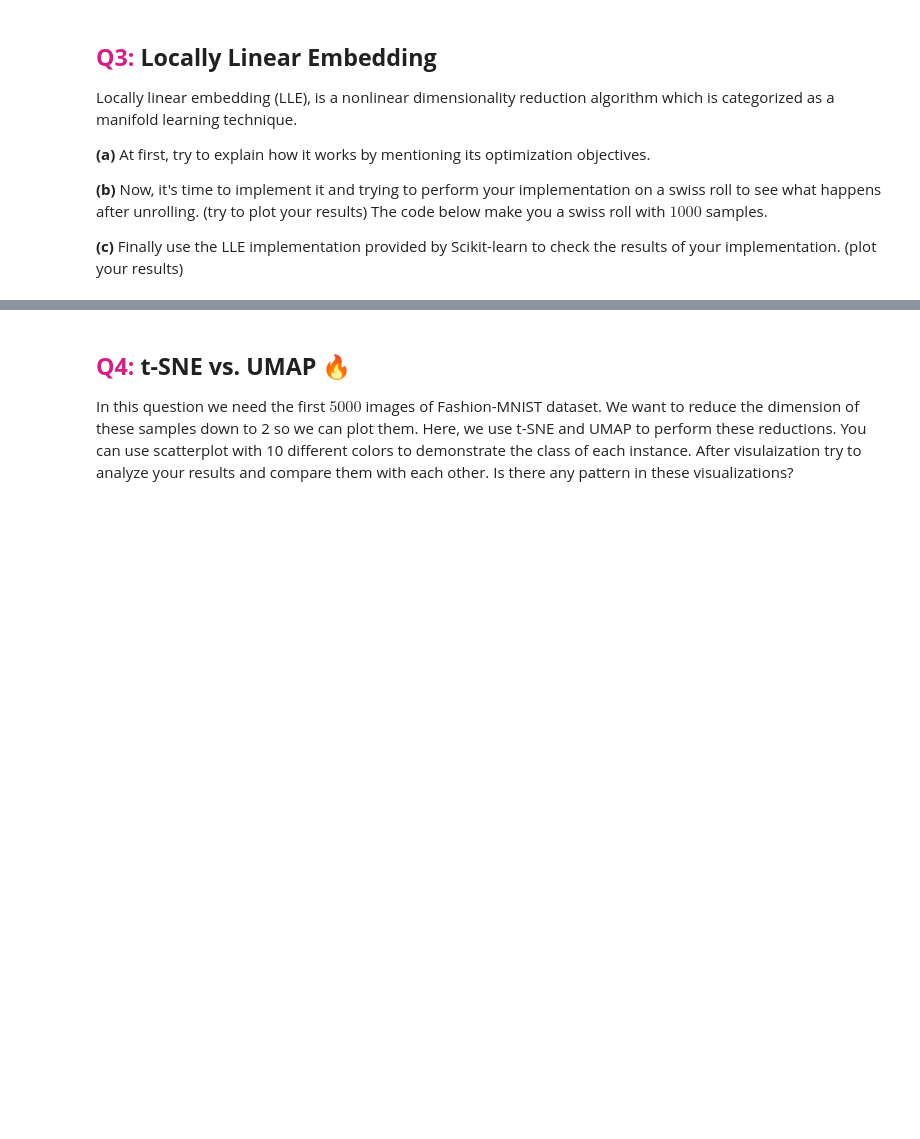
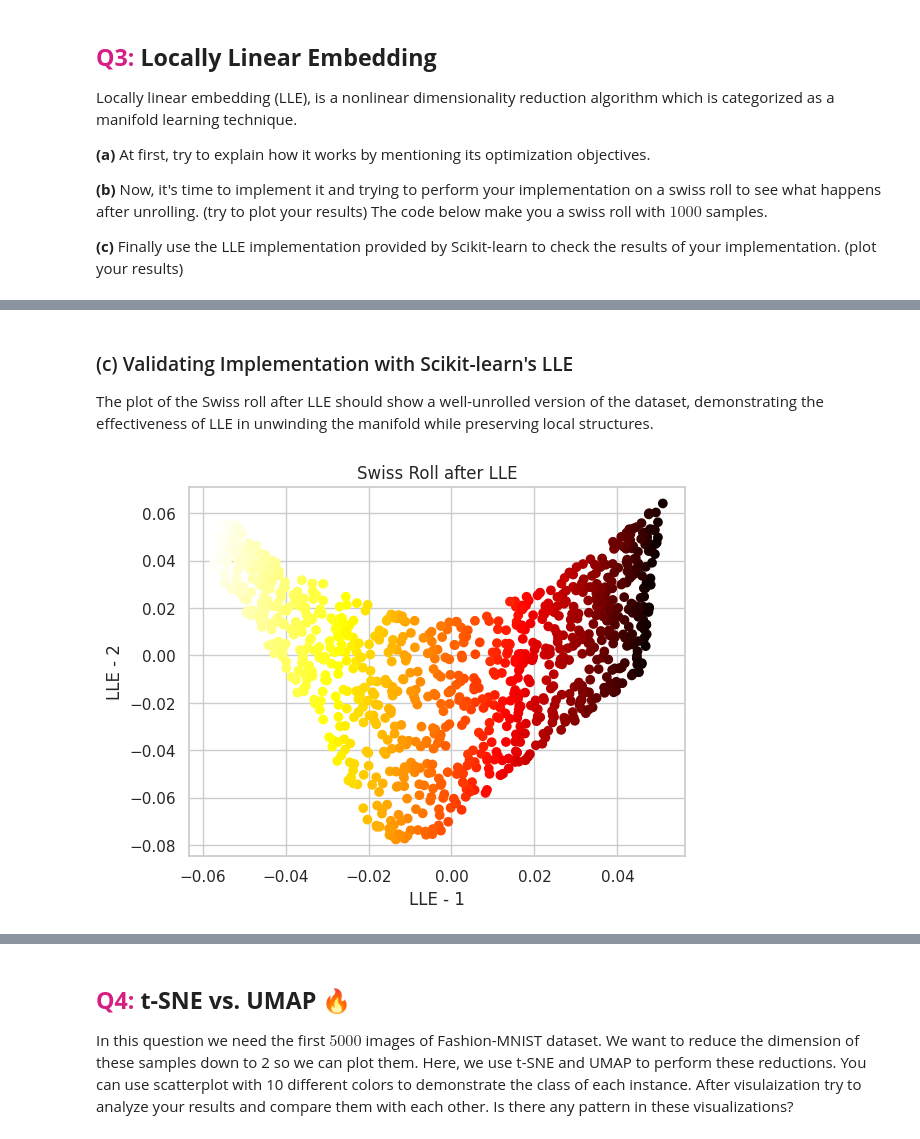
Before and after one commit to peyman886/machine-learning-coursework, a Jupyter notebook: Bahrak 1402-1/HomeWork/HW05/New folder/Machine_Learning_HW05 (1).ipynb, the cells around one changed output, grey strips where cells are left out. Drawn from its saved outputs; the diff is of its cells as text; code cells hidden in the pictures; blank space fills up the shorter version.

```diff
--- a/Bahrak 1402-1/HomeWork/HW05/New folder/Machine_Learning_HW05 (1).ipynb
+++ b/Bahrak 1402-1/HomeWork/HW05/New folder/Machine_Learning_HW05 (1).ipynb
@@ -551,0 +659,25 @@ X_swiss, t = make_swiss_roll(n_samples=1000, noise=0.2, random_state=42)
+# %% [markdown]
+### (c) Validating Implementation with Scikit-learn's LLE
+
+The plot of the Swiss roll after LLE should show a well-unrolled version of the dataset, demonstrating the effectiveness of LLE in unwinding the manifold while preserving local structures.
+# %%
+import matplotlib.pyplot as plt
+from sklearn.datasets import make_swiss_roll
+from sklearn.manifold import LocallyLinearEmbedding
+
+# Generate a Swiss roll dataset
+X_swiss, t = make_swiss_roll(n_samples=1000, noise=0.2, random_state=42)
+
+# Implementing LLE
+lle = LocallyLinearEmbedding(n_components=2, n_neighbors=10, random_state=42)
+X_swiss_lle = lle.fit_transform(X_swiss)
+
+# Swiss roll after LLE
+plt.scatter(X_swiss_lle[:, 0], X_swiss_lle[:, 1], c=t, cmap=plt.cm.hot)
+plt.title('Swiss Roll after LLE')
+plt.xlabel('LLE - 1')
+plt.ylabel('LLE - 2')
+
+plt.show()
+# %% [output]
+[figure, added]
```
Also changed, not shown: parts of 13 cells of this notebook.
